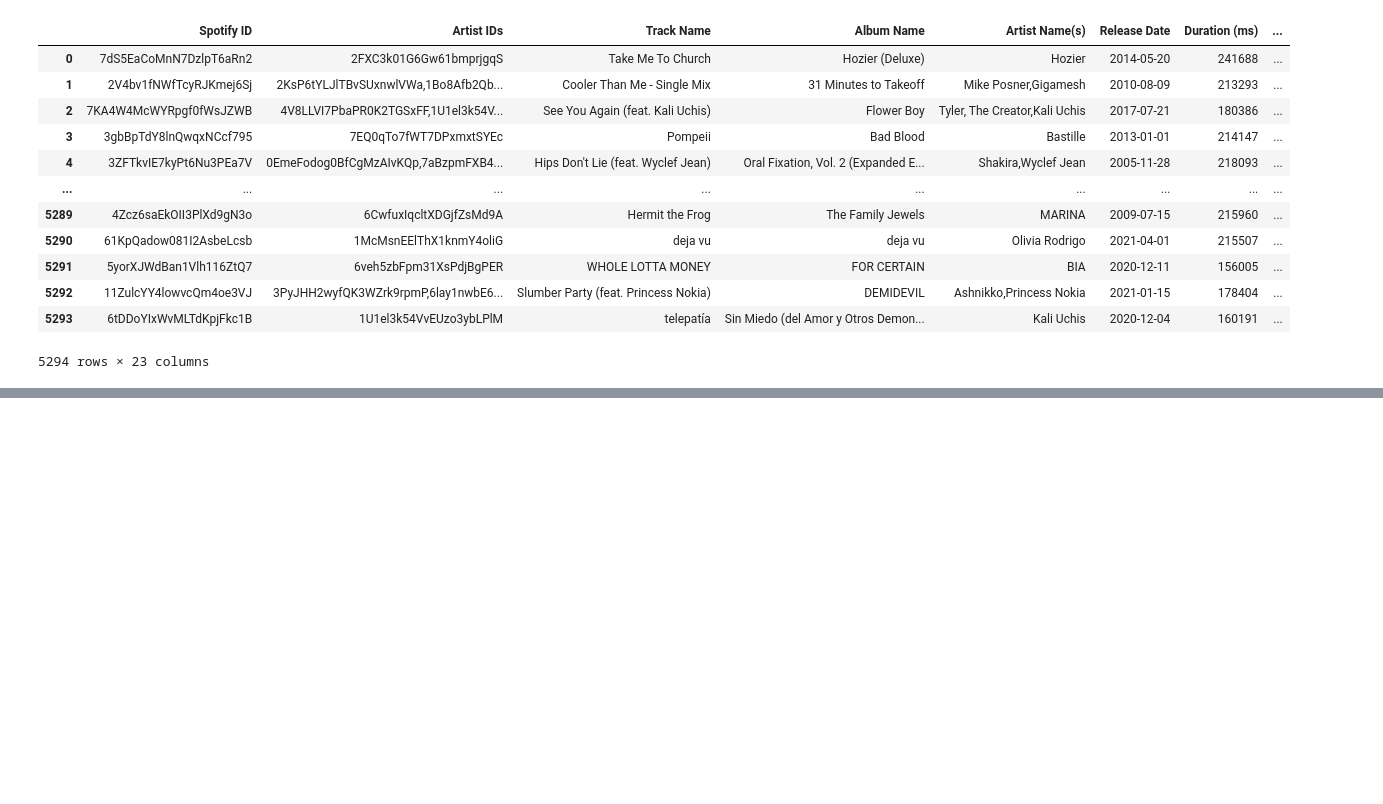
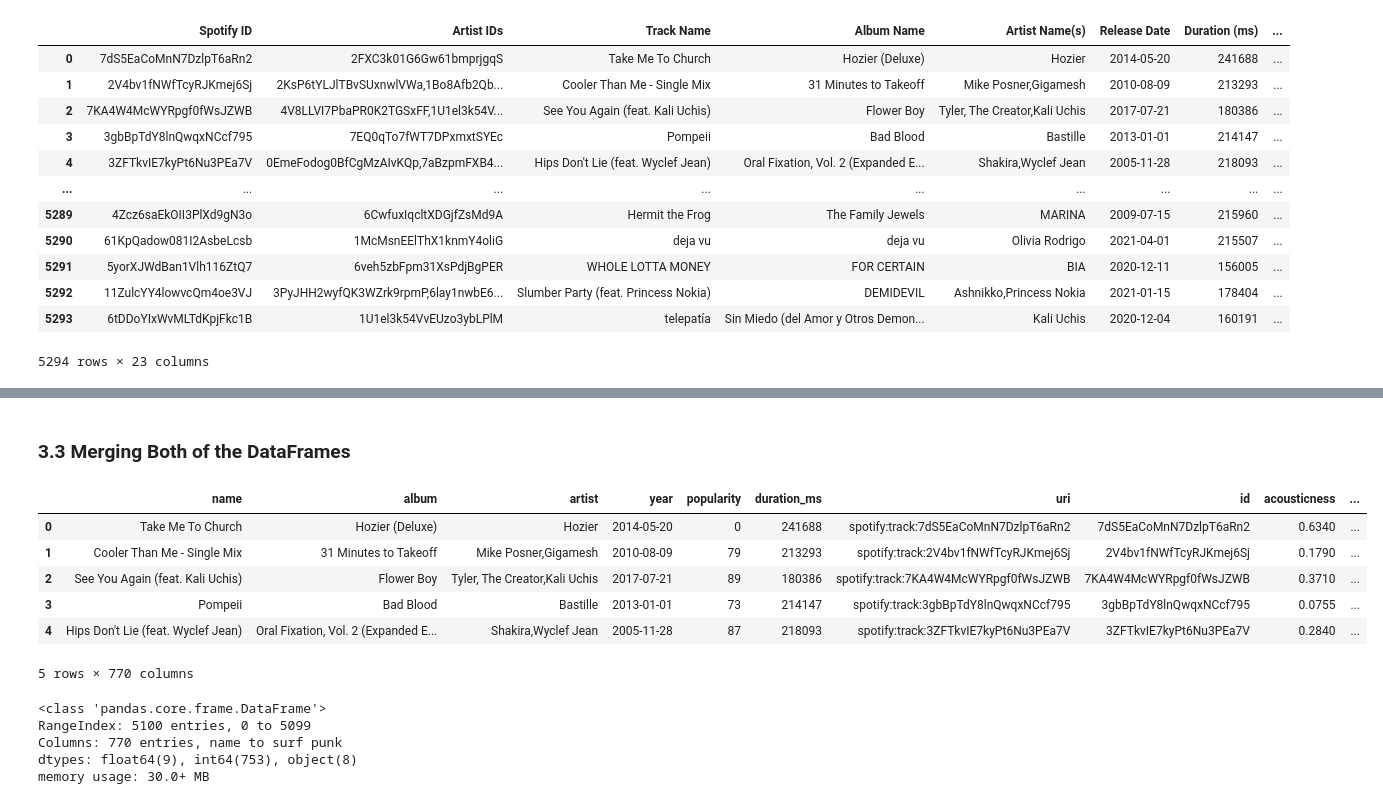
Before and after one commit to PranitMalhotra/Music-Recommendation-System, a Jupyter notebook: main.ipynb, the cells around one changed output, grey strips where cells are left out. Cells and saved outputs as stored; diff of their text form; code cells hidden in the pictures; blank space fills up the shorter version.

```diff
--- a/main.ipynb
+++ b/main.ipynb
@@ -65,0 +108,11 @@ data
+# %%
+all_genre_list = []
+
+for i in df['artist_genre']:
+  if isinstance(i, float):
+    pass
+  else:
+    genre_list = i.split(",")
+    for j in genre_list:
+      if j not in all_genre_list:
+        all_genre_list.append(j)
@@ -65,0 +171,22 @@ data
+# %% [markdown]
+### 3.3 Merging Both of the DataFrames
+# %%
+merged_df = pd.merge(df, df_genre, on='id')
+
+merged_df.head()
+# %% [output]
+|  | name | album | artist | year | popularity | duration_ms | uri | id | acousticness | ... |
+| 0 | Take Me To Church | Hozier (Deluxe) | Hozier | 2014-05-20 | 0 | 241688 | spotify:track:7dS5EaCoMnN7DzlpT6aRn2 | 7dS5EaCoMnN7DzlpT6aRn2 | 0.6340 | ... |
+| 1 | Cooler Than Me - Single Mix | 31 Minutes to Takeoff | Mike Posner,Gigamesh | 2010-08-09 | 79 | 213293 | spotify:track:2V4bv1fNWfTcyRJKmej6Sj | 2V4bv1fNWfTcyRJKmej6Sj | 0.1790 | ... |
+| 2 | See You Again (feat. Kali Uchis) | Flower Boy | Tyler, The Creator,Kali Uchis | 2017-07-21 | 89 | 180386 | spotify:track:7KA4W4McWYRpgf0fWsJZWB | 7KA4W4McWYRpgf0fWsJZWB | 0.3710 | ... |
+| 3 | Pompeii | Bad Blood | Bastille | 2013-01-01 | 73 | 214147 | spotify:track:3gbBpTdY8lnQwqxNCcf795 | 3gbBpTdY8lnQwqxNCcf795 | 0.0755 | ... |
+| 4 | Hips Don't Lie (feat. Wyclef Jean) | Oral Fixation, Vol. 2 (Expanded E... | Shakira,Wyclef Jean | 2005-11-28 | 87 | 218093 | spotify:track:3ZFTkvIE7kyPt6Nu3PEa7V | 3ZFTkvIE7kyPt6Nu3PEa7V | 0.2840 | ... |
+5 rows × 770 columns
+# %%
+merged_df.info()
+# %% [output]
+<class 'pandas.core.frame.DataFrame'>
+RangeIndex: 5100 entries, 0 to 5099
+Columns: 770 entries, name to surf punk
+dtypes: float64(9), int64(753), object(8)
+memory usage: 30.0+ MB
```
Also changed, not shown: parts of 45 cells of this notebook, 1 other file.
